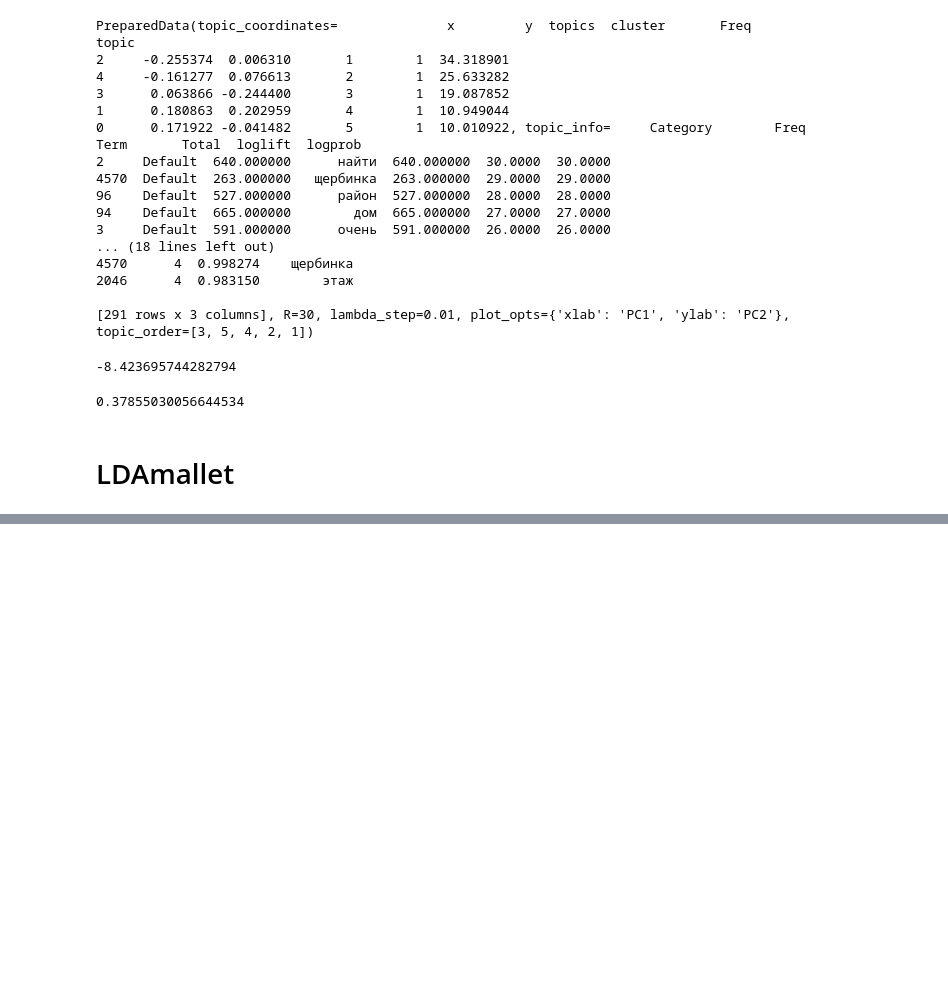
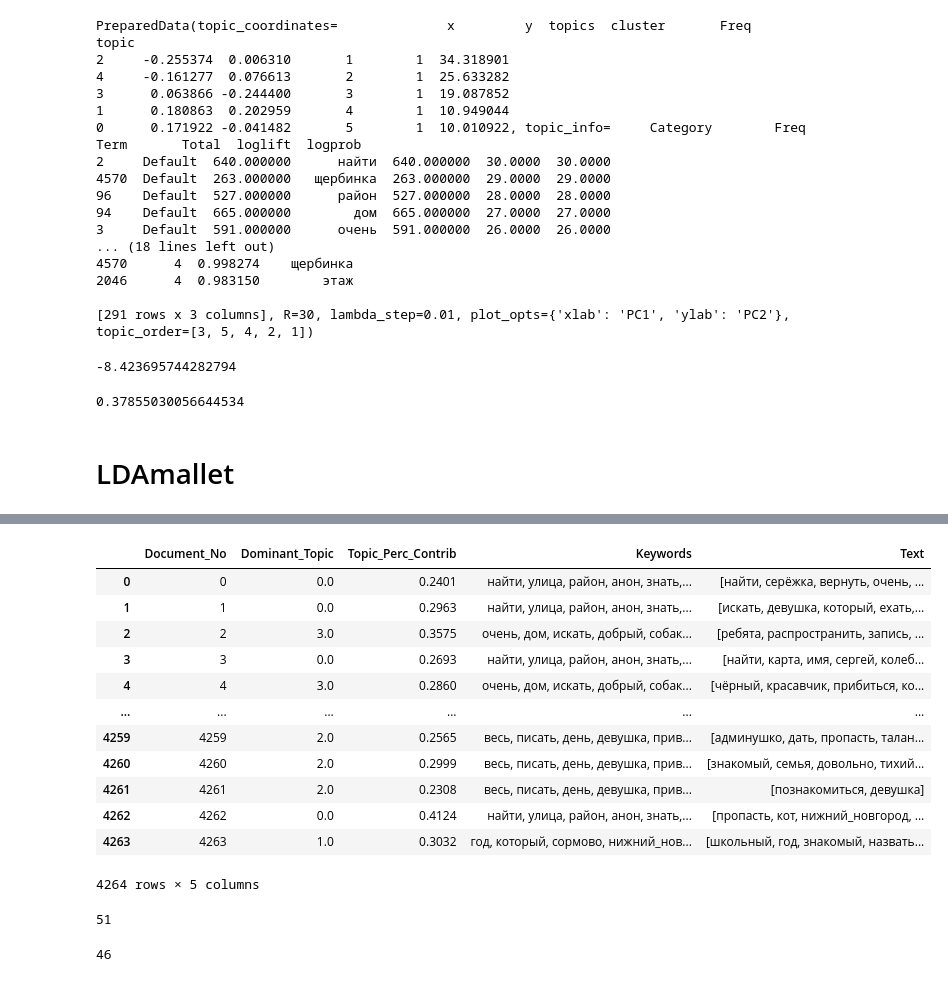
Before and after one commit to zozunin/bermuda, a Jupyter notebook: Topic_Modeling_Districts.ipynb, the cells around one changed output, grey strips where cells are left out. Drawn from its saved outputs; the diff is of its cells as text; code cells hidden in the pictures; blank space fills up the shorter version.

```diff
--- a/Topic_Modeling_Districts.ipynb
+++ b/Topic_Modeling_Districts.ipynb
@@ -302,0 +381,16 @@ df_dominant_topic.head(10)
+# %%
+df_dominant_topic
+# %% [output]
+|  | Document_No | Dominant_Topic | Topic_Perc_Contrib | Keywords | Text |
+| 0 | 0 | 0.0 | 0.2401 | найти, улица, район, анон, знать,... | [найти, серёжка, вернуть, очень, ... |
+| 1 | 1 | 0.0 | 0.2963 | найти, улица, район, анон, знать,... | [искать, девушка, который, ехать,... |
+| 2 | 2 | 3.0 | 0.3575 | очень, дом, искать, добрый, собак... | [ребята, распространить, запись, ... |
+| 3 | 3 | 0.0 | 0.2693 | найти, улица, район, анон, знать,... | [найти, карта, имя, сергей, колеб... |
+| 4 | 4 | 3.0 | 0.2860 | очень, дом, искать, добрый, собак... | [чёрный, красавчик, прибиться, ко... |
+| ... | ... | ... | ... | ... | ... |
+| 4259 | 4259 | 2.0 | 0.2565 | весь, писать, день, девушка, прив... | [админушко, дать, пропасть, талан... |
+| 4260 | 4260 | 2.0 | 0.2999 | весь, писать, день, девушка, прив... | [знакомый, семья, довольно, тихий... |
+| 4261 | 4261 | 2.0 | 0.2308 | весь, писать, день, девушка, прив... | [познакомиться, девушка] |
+| 4262 | 4262 | 0.0 | 0.4124 | найти, улица, район, анон, знать,... | [пропасть, кот, нижний_новгород, ... |
+| 4263 | 4263 | 1.0 | 0.3032 | год, который, сормово, нижний_нов... | [школьный, год, знакомый, назвать... |
+4264 rows × 5 columns
@@ -302,0 +399,4 @@ df_dominant_topic.head(10)
+# %%
+len(top0)
+# %% [output]
+51
@@ -302,0 +405,4 @@ df_dominant_topic.head(10)
+# %%
+len(top1)
+# %% [output]
+46
```
Also changed, not shown: parts of 57 cells of this notebook.
